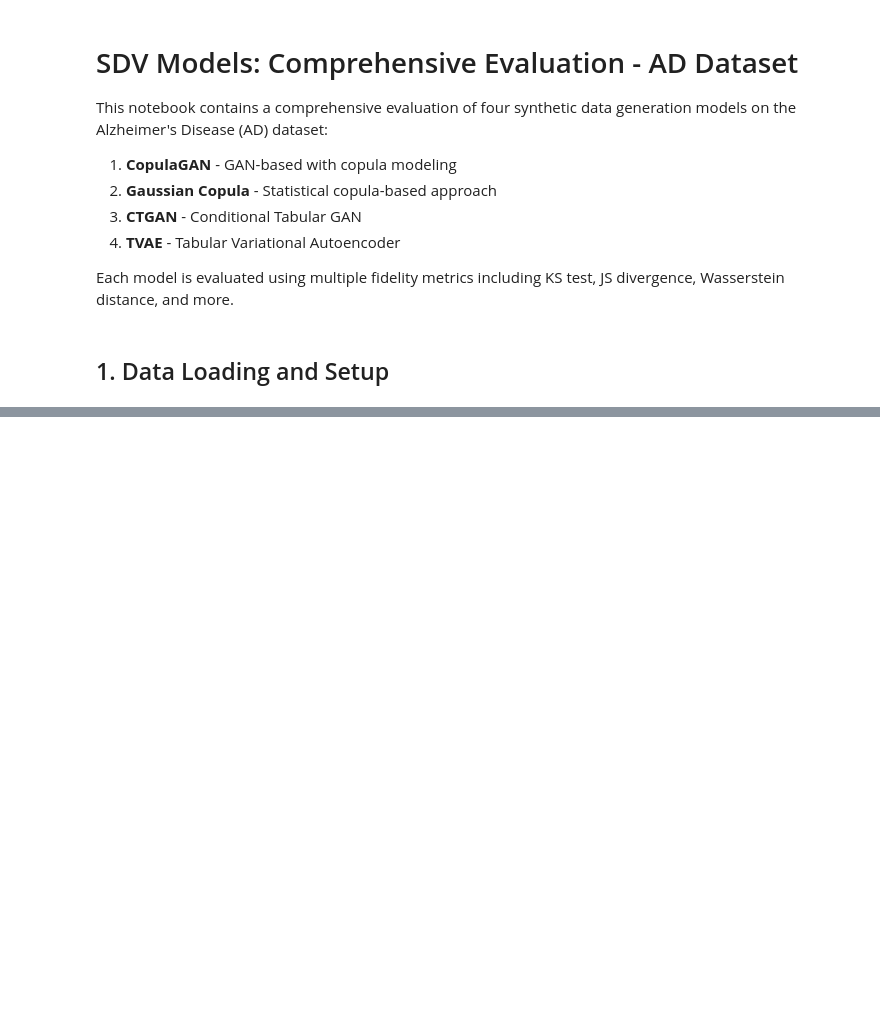
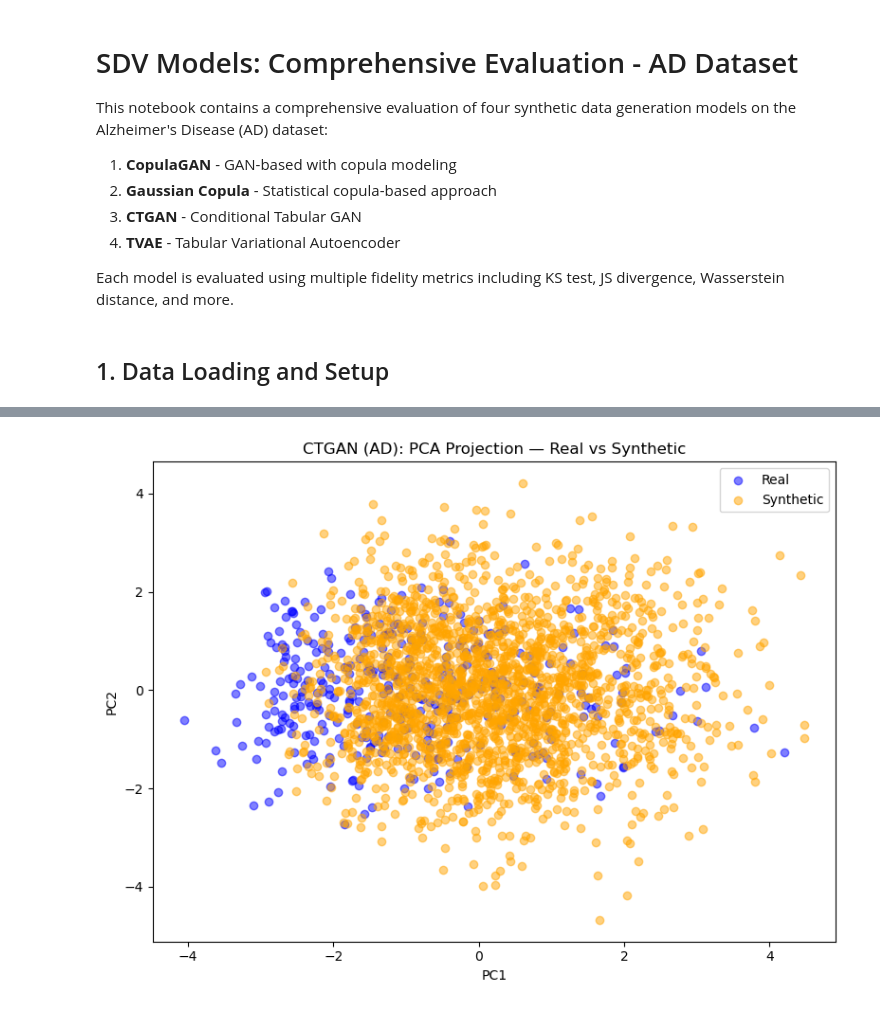
Before and after one commit to bdsul/Synthetic-data_Audit, a Jupyter notebook: Notebooks/notebook_ad_dataset.ipynb, the cells around one changed output, grey strips where cells are left out. Cells and saved outputs as stored; diff of their text form; code cells hidden in the pictures; blank space fills up the shorter version.

```diff
--- a/Notebooks/notebook_ad_dataset.ipynb
+++ b/Notebooks/notebook_ad_dataset.ipynb
@@ -1575,0 +1553,90 @@ TVAE - Two-Sample Classifier Accuracy: 0.9538834951456311
+# %%
+from sklearn.preprocessing import StandardScaler
+from sklearn.decomposition import PCA
+from sklearn.ensemble import RandomForestClassifier
+from sklearn.model_selection import train_test_split
+from sklearn.metrics import accuracy_score
+from sklearn.metrics.pairwise import rbf_kernel
+import numpy as np
+import matplotlib.pyplot as plt
+
+# --- MMD function (as you defined) ---
+def mmd_rbf(X, Y, gamma=1.0):
+    K_xx = rbf_kernel(X, X, gamma=gamma).mean()
+    K_yy = rbf_kernel(Y, Y, gamma=gamma).mean()
+    K_xy = rbf_kernel(X, Y, gamma=gamma).mean()
+    return K_xx + K_yy - 2 * K_xy
+
+# List / order of models to evaluate
+model_names = ["CTGAN", "CopulaGAN", "TVAE", "GaussianCopula"]
+
+for model_name in model_names:
+    print("\n" + "="*60)
+    print(f"{model_name} (AD) - Multivariate Evaluation")
+    print("="*60)
+
+    # ----- 1. Global MMD (RBF) -----
+    scaler_mmd = StandardScaler()
+
+    X_real = scaler_mmd.fit_transform(
+        ad_data.drop(columns=['Group'])
+    )
+    X_synth = scaler_mmd.transform(
+        synthetic_data[model_name].drop(columns=['Group'])
+    )
+
+    mmd_value = mmd_rbf(X_real, X_synth)
+    print(f"{model_name} (AD) - Global MMD (RBF): {mmd_value:.4f}")
+
+    # ----- 2. PCA visualization: Real vs Synthetic -----
+    pca = PCA(n_components=2)
+    X_all = np.vstack([X_real, X_synth])
+
+    labels = np.array(
+        ['Real'] * len(X_real) +
+        ['Synthetic'] * len(X_synth)
+    )
+
+    X_pca = pca.fit_transform(X_all)
+
+    plt.figure(figsize=(8, 6))
+    plt.scatter(
+        X_pca[labels == 'Real', 0],
+        X_pca[labels == 'Real', 1],
+        color='blue', alpha=0.5, label='Real'
+    )
+    plt.scatter(
+        X_pca[labels == 'Synthetic', 0],
+        X_pca[labels == 'Synthetic', 1],
+        color='orange', alpha=0.5, label='Synthetic'
+    )
+    plt.title(f"{model_name} (AD): PCA Projection — Real vs Synthetic")
+    plt.xlabel("PC1")
+    plt.ylabel("PC2")
+    plt.legend()
+    plt.tight_layout()
+    plt.show()
+
+    # ----- 3. Classifier Two-Sample Test -----
+    y_real = np.ones(len(X_real))
+    y_synth = np.zeros(len(X_synth))
+
+    X_all_clf = np.vstack([X_real, X_synth])
+    y_all_clf = np.hstack([y_real, y_synth])
+
+    X_train, X_test, y_train, y_test = train_test_split(
+        X_all_clf,
+        y_all_clf,
+        test_size=0.3,
+        stratify=y_all_clf,
+        random_state=42
+    )
+
+    clf = RandomForestClassifier(n_estimators=200, random_state=42)
+    clf.fit(X_train, y_train)
+
+    y_pred = clf.predict(X_test)
+    acc = accuracy_score(y_test, y_pred)
+
+    print(f"{model_name} (AD) - Two-Sample Classifier Accuracy: {acc:.4f}")
+# %% [output]
@@ -1575,0 +1647 @@ TVAE - Two-Sample Classifier Accuracy: 0.9538834951456311
+[figure, added]
```
Also changed, not shown: parts of 148 cells of this notebook, 12 other files.
